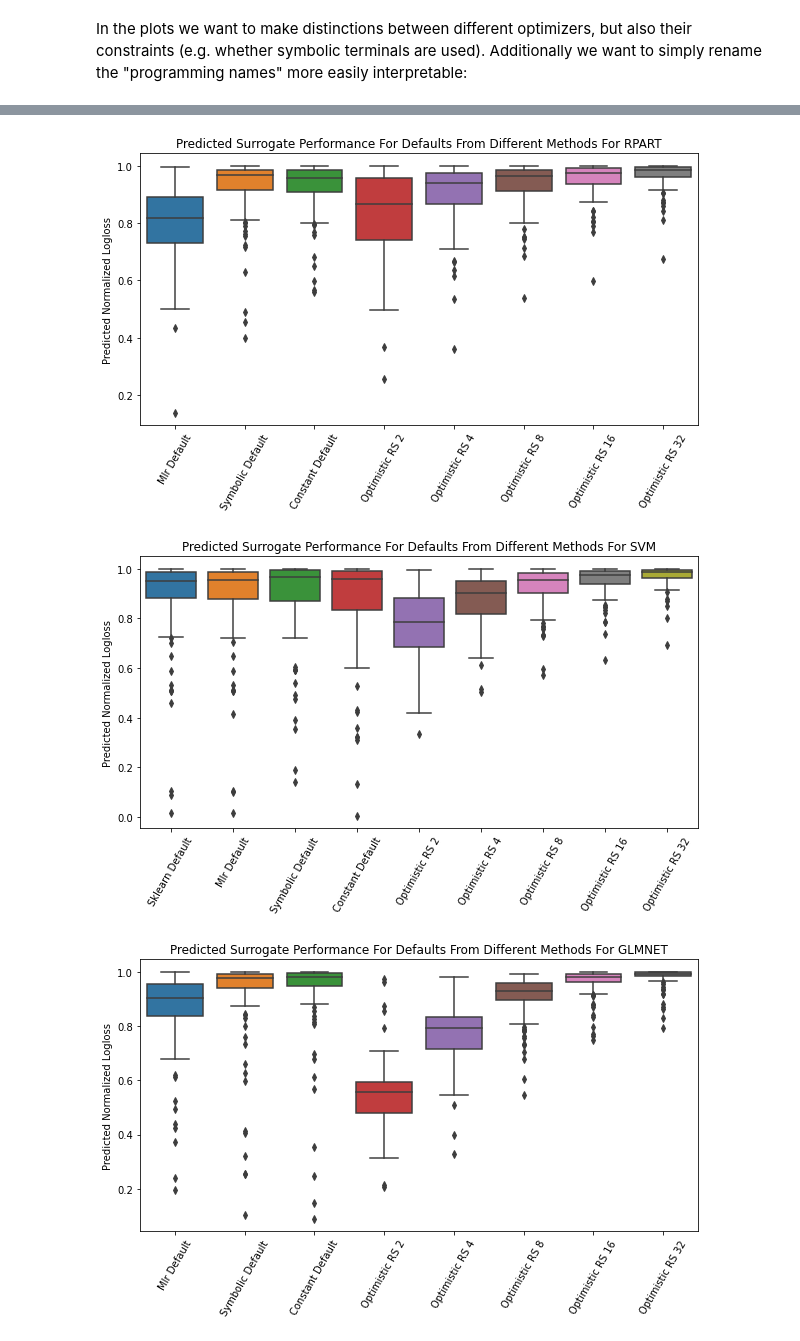
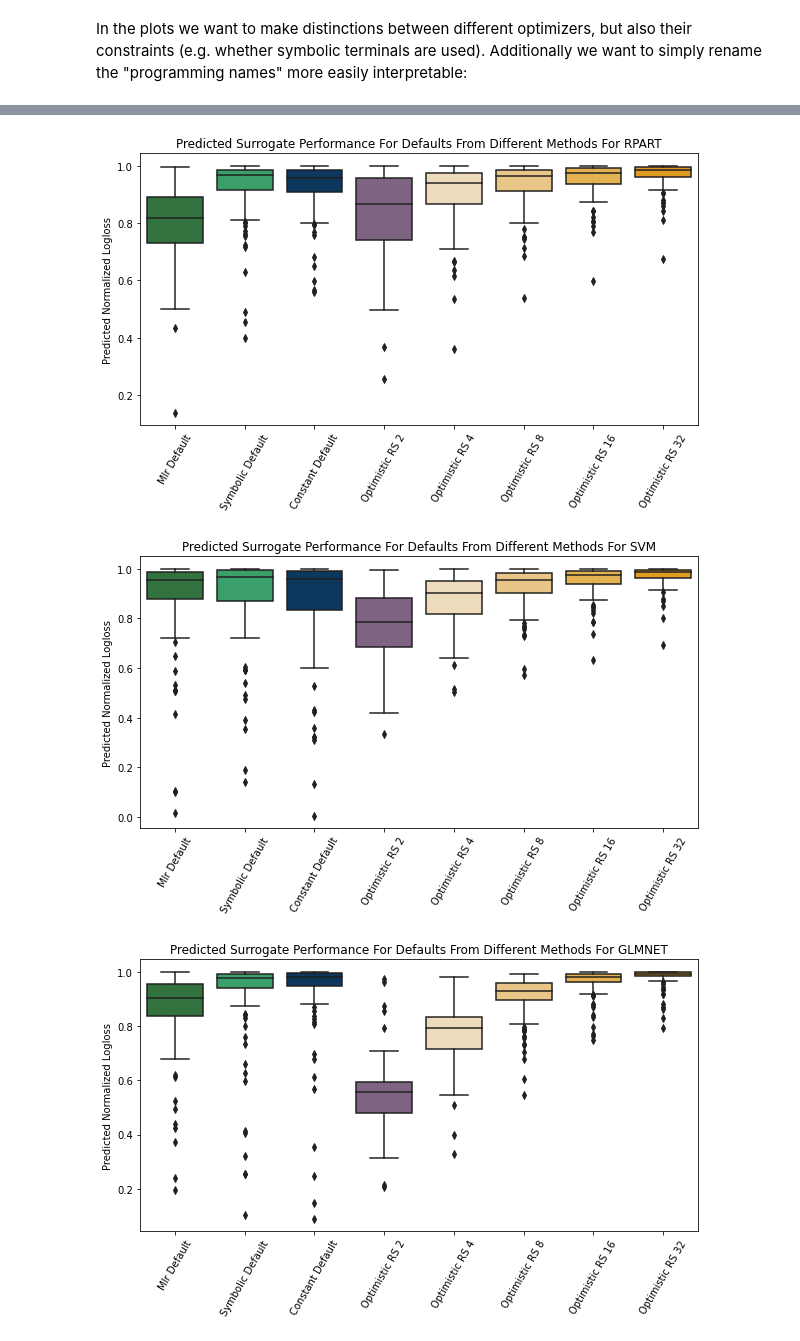
Before and after one commit to PGijsbers/symbolicdefaults, a Jupyter notebook: Figures/Figure 3 - Performance Comparison on Surrogates.ipynb, the cells around one changed output, grey strips where cells are left out. Saved outputs shown, nothing was run; the diff lists cells and outputs as text; code cells hidden in the pictures.

Commit message:
Add consistent coloring

```diff
--- a/Figures/Figure 3 - Performance Comparison on Surrogates.ipynb
+++ b/Figures/Figure 3 - Performance Comparison on Surrogates.ipynb
@@ -50,6 +50,11 @@ def category_from_row(row):
         raise ValueError(f"Unknown category for {row}")
 
 all_methods["category"] = all_methods.apply(category_from_row, axis=1)
+# %%
+order  = learner_data.category.unique()
+colors = ["darkish green", "jade green",  "marine blue" , "dusty purple"  ]
+colors = sns.xkcd_palette(colors) + sns.light_palette("orange", 5)[1:] + sns.xkcd_palette(["vermillion"])
+color_dict = dict(zip(order, colors))
 # %%
 import matplotlib.pyplot as plt
 
@@ -57,7 +62,15 @@ for learner in all_methods.learner.unique():
     fig, ax = plt.subplots(nrows=1, ncols=1, figsize=(10, 5))
     # learner = "svm"
     learner_data = all_methods[all_methods.learner == learner]
-    sns.boxplot(data=learner_data, x="category", y="surrogate_score", ax=ax)
+    order_for_learner = [method for method in order if method in learner_data.category.unique()]
+    sns.boxplot(
+        data=learner_data,
+        x="category",
+        y="surrogate_score",
+        palette=color_dict,
+        order=order_for_learner,
+        ax=ax
+    )
 
     ax.set_title(f"Predicted Surrogate Performance For Defaults From Different Methods For {learner.upper()}")
     for label in ax.get_xticklabels():
@@ -76,3 +89,3 @@ for learner in all_methods.learner.unique():
-[figure, old version]
+[figure, new version]
-[figure, old version]
+[figure, new version]
-[figure, old version]
+[figure, new version]
```
Also changed, not shown: parts of 1 cell of this notebook.
